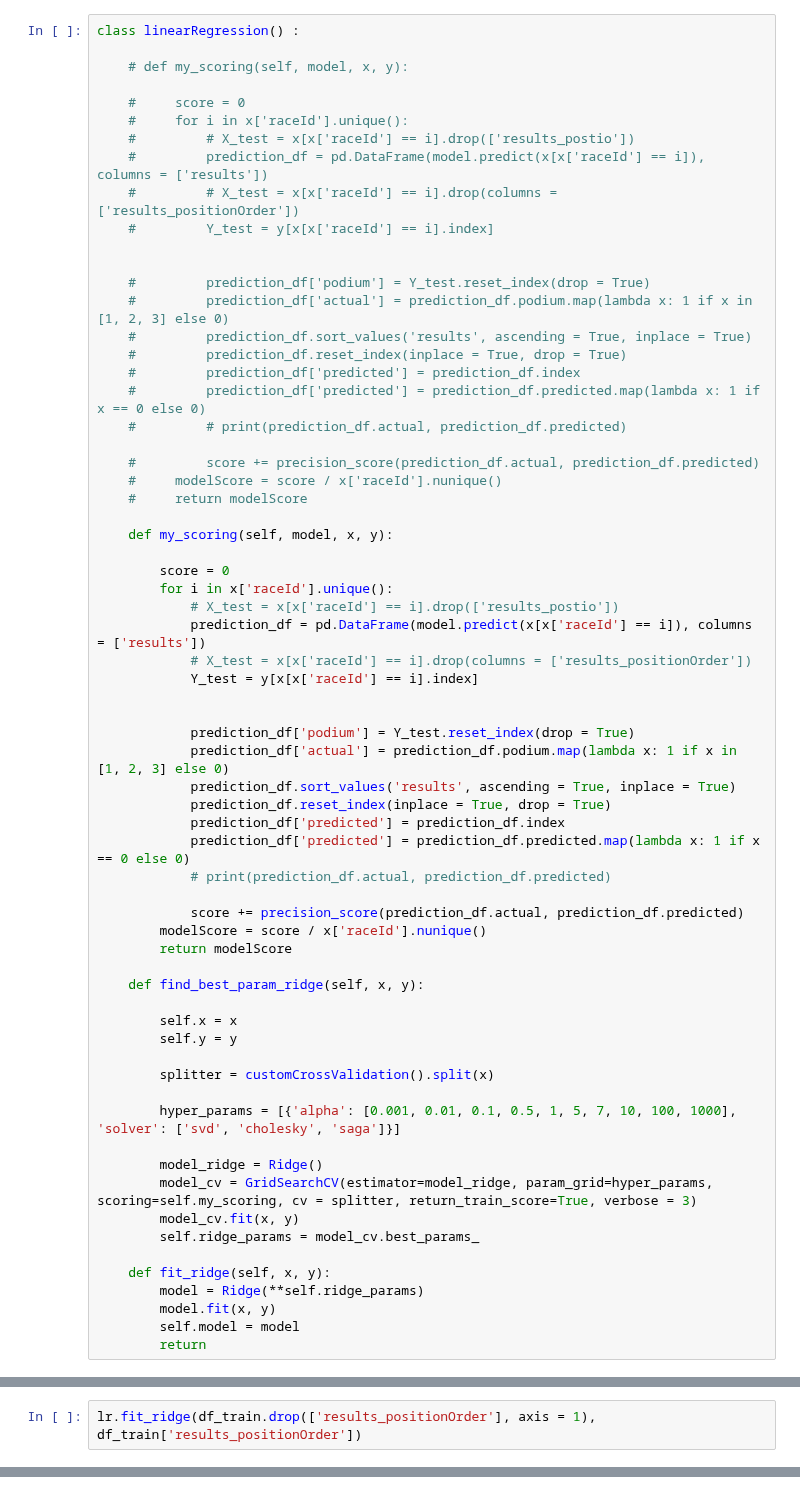
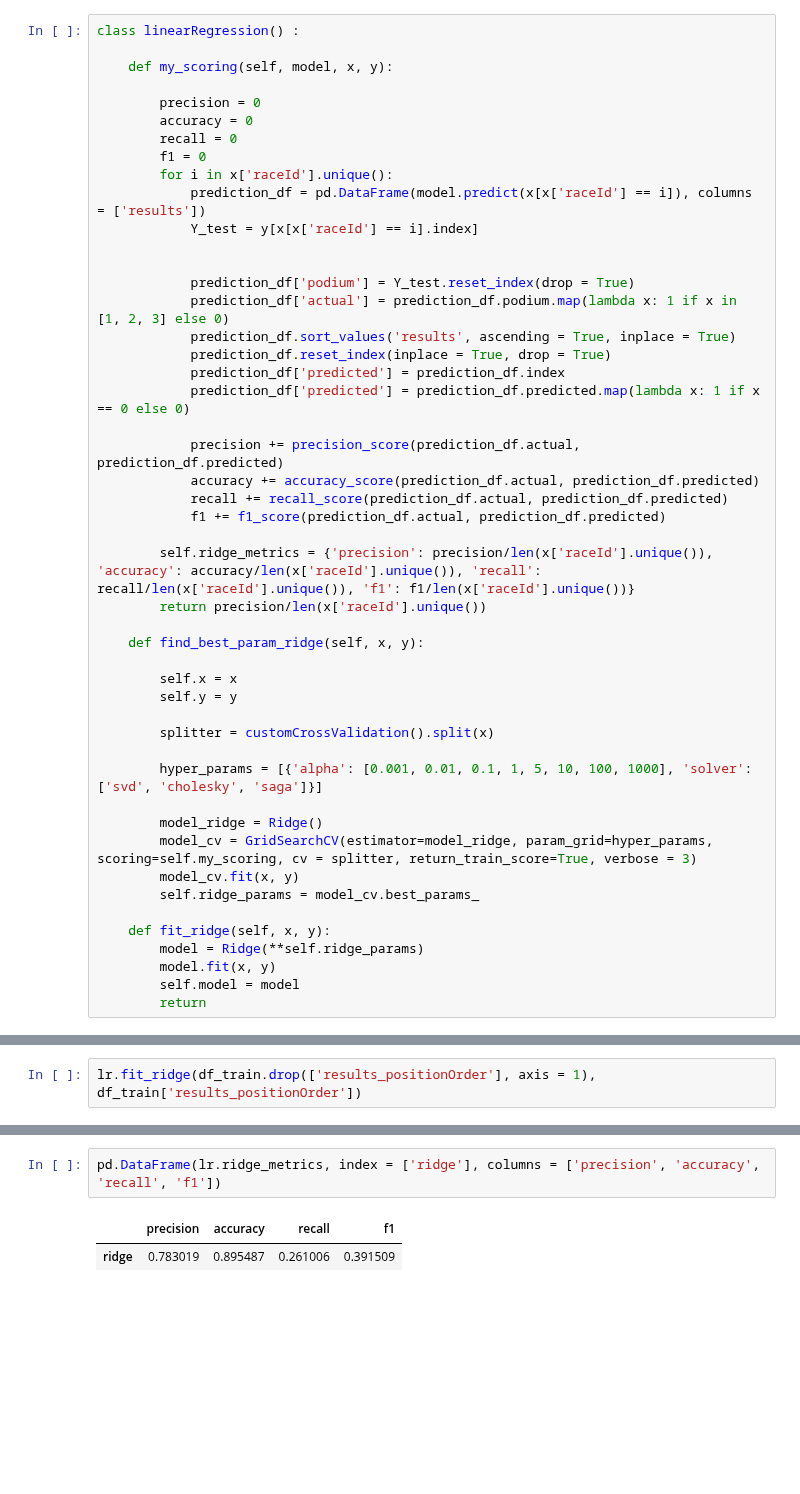
Before and after one commit to Nipun-Gupta26/ML-Project, a Jupyter notebook: training.ipynb, the cells around one changed output, grey strips where cells are left out. Drawn from its saved outputs; the diff is of its cells as text; blank space fills up the shorter version.

Commit message:
results

```diff
--- a/training.ipynb
+++ b/training.ipynb
@@ -60,35 +47,14 @@ class customCrossValidation():
 # %%
 class linearRegression() :
 
-    # def my_scoring(self, model, x, y):
-
-    #     score = 0
-    #     for i in x['raceId'].unique():
-    #         # X_test = x[x['raceId'] == i].drop(['results_postio'])
-    #         prediction_df = pd.DataFrame(model.predict(x[x['raceId'] == i]), columns = ['results'])
-    #         # X_test = x[x['raceId'] == i].drop(columns = ['results_positionOrder'])
-    #         Y_test = y[x[x['raceId'] == i].index]
-
-
-    #         prediction_df['podium'] = Y_test.reset_index(drop = True)
-    #         prediction_df['actual'] = prediction_df.podium.map(lambda x: 1 if x in [1, 2, 3] else 0)
-    #         prediction_df.sort_values('results', ascending = True, inplace = True)
-    #         prediction_df.reset_index(inplace = True, drop = True)
-    #         prediction_df['predicted'] = prediction_df.index
-    #         prediction_df['predicted'] = prediction_df.predicted.map(lambda x: 1 if x == 0 else 0)
-    #         # print(prediction_df.actual, prediction_df.predicted)
-
-    #         score += precision_score(prediction_df.actual, prediction_df.predicted)
-    #     modelScore = score / x['raceId'].nunique()
-    #     return modelScore
-
     def my_scoring(self, model, x, y):
 
-        score = 0
+        precision = 0
+        accuracy = 0
+        recall = 0
+        f1 = 0
         for i in x['raceId'].unique():
-            # X_test = x[x['raceId'] == i].drop(['results_postio'])
             prediction_df = pd.DataFrame(model.predict(x[x['raceId'] == i]), columns = ['results'])
-            # X_test = x[x['raceId'] == i].drop(columns = ['results_positionOrder'])
             Y_test = y[x[x['raceId'] == i].index]
 
 
@@ -98,11 +64,14 @@ class linearRegression() :
             prediction_df.reset_index(inplace = True, drop = True)
             prediction_df['predicted'] = prediction_df.index
             prediction_df['predicted'] = prediction_df.predicted.map(lambda x: 1 if x == 0 else 0)
-            # print(prediction_df.actual, prediction_df.predicted)
 
-            score += precision_score(prediction_df.actual, prediction_df.predicted)
-        modelScore = score / x['raceId'].nunique()
-        return modelScore
+            precision += precision_score(prediction_df.actual, prediction_df.predicted)
+            accuracy += accuracy_score(prediction_df.actual, prediction_df.predicted)
+            recall += recall_score(prediction_df.actual, prediction_df.predicted)
+            f1 += f1_score(prediction_df.actual, prediction_df.predicted)
+
+        self.ridge_metrics = {'precision': precision/len(x['raceId'].unique()), 'accuracy': accuracy/len(x['raceId'].unique()), 'recall': recall/len(x['raceId'].unique()), 'f1': f1/len(x['raceId'].unique())}
+        return precision/len(x['raceId'].unique())
 
     def find_best_param_ridge(self, x, y):
 
@@ -111,7 +80,7 @@ class linearRegression() :
 
         splitter = customCrossValidation().split(x)
 
-        hyper_params = [{'alpha': [0.001, 0.01, 0.1, 0.5, 1, 5, 7, 10, 100, 1000], 'solver': ['svd', 'cholesky', 'saga']}]
+        hyper_params = [{'alpha': [0.001, 0.01, 0.1, 1, 5, 10, 100, 1000], 'solver': ['svd', 'cholesky', 'saga']}]
 
         model_ridge = Ridge()
         model_cv = GridSearchCV(estimator=model_ridge, param_grid=hyper_params, scoring=self.my_scoring, cv = splitter, return_train_score=True, verbose = 3)
@@ -158,0 +128,5 @@ lr.my_scoring(lr.model, df_test.drop(['results_positionOrder'], axis = 1), df_te
+# %%
+pd.DataFrame(lr.ridge_metrics, index = ['ridge'], columns = ['precision', 'accuracy', 'recall', 'f1'])
+# %% [output]
+|  | precision | accuracy | recall | f1 |
+| ridge | 0.783019 | 0.895487 | 0.261006 | 0.391509 |
```
Also changed, not shown: parts of 17 cells of this notebook, 1 other file.
